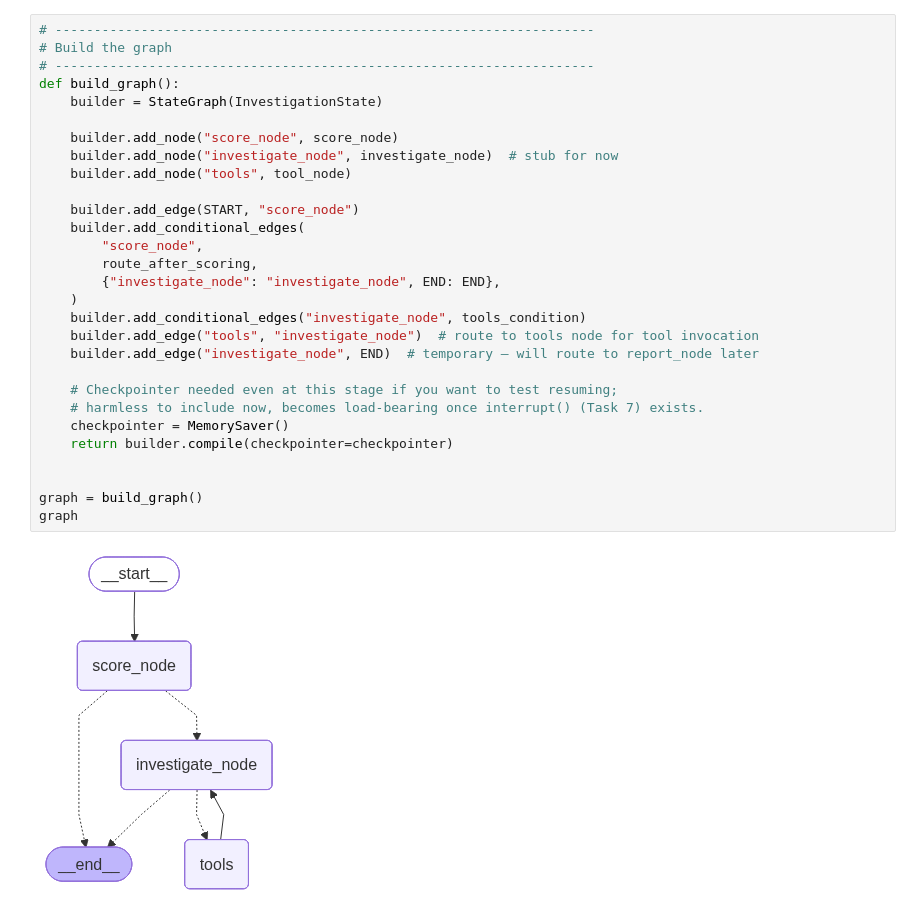
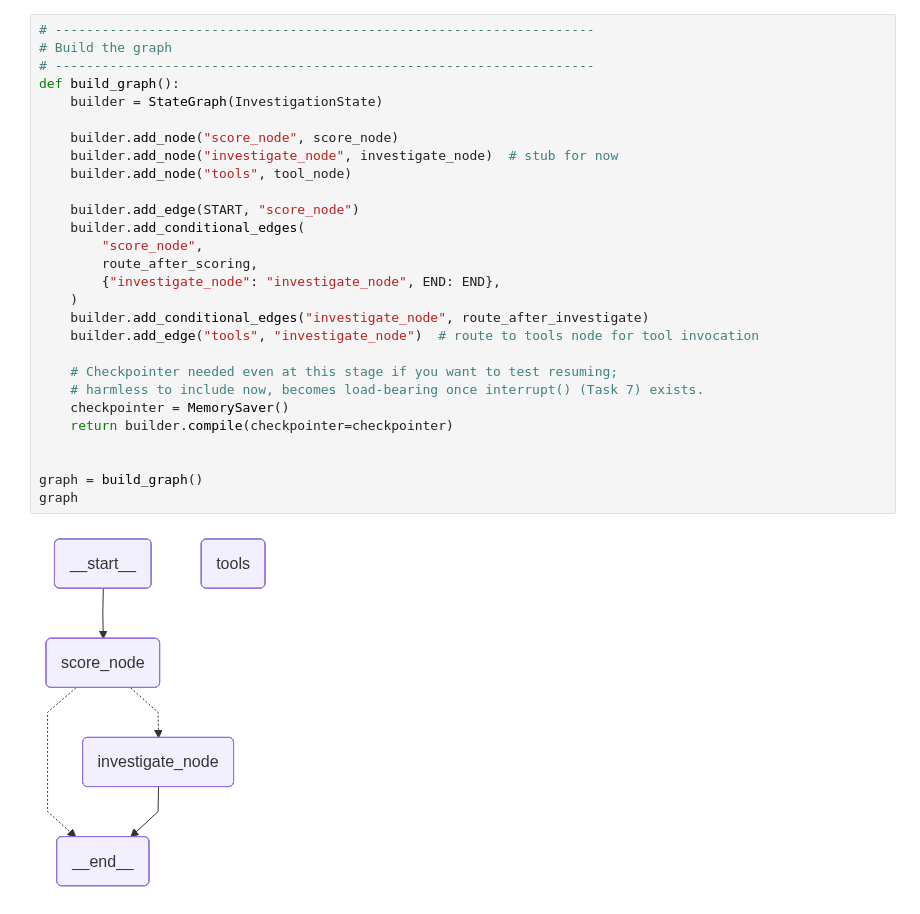
Before and after one commit to arjunverma2004/fraud-investigation-copilot, a Jupyter notebook: src/graph_nb.ipynb, the cells around one changed output. Saved outputs shown, nothing was run; the diff lists cells and outputs as text.

```diff
--- a/src/graph_nb.ipynb
+++ b/src/graph_nb.ipynb
@@ -129,34 +138,33 @@ tool_node = ToolNode(tools)
 # %%
 # ---------------------------------------------------------------------
 # Build the graph
 # ---------------------------------------------------------------------
 def build_graph():
     builder = StateGraph(InvestigationState)
 
     builder.add_node("score_node", score_node)
     builder.add_node("investigate_node", investigate_node)  # stub for now
     builder.add_node("tools", tool_node)
 
     builder.add_edge(START, "score_node")
     builder.add_conditional_edges(
         "score_node",
         route_after_scoring,
         {"investigate_node": "investigate_node", END: END},
     )
-    builder.add_conditional_edges("investigate_node", tools_condition)
+    builder.add_conditional_edges("investigate_node", route_after_investigate)
     builder.add_edge("tools", "investigate_node")  # route to tools node for tool invocation
-    builder.add_edge("investigate_node", END)  # temporary — will route to report_node later
 
     # Checkpointer needed even at this stage if you want to test resuming;
     # harmless to include now, becomes load-bearing once interrupt() (Task 7) exists.
     checkpointer = MemorySaver()
     return builder.compile(checkpointer=checkpointer)
 
 
 graph = build_graph()
 graph
 # %% [output]
-[figure, old version]
+[figure, new version]
 # %%
 
 
```
Also changed, not shown: parts of 8 cells of this notebook, 6 other files.
